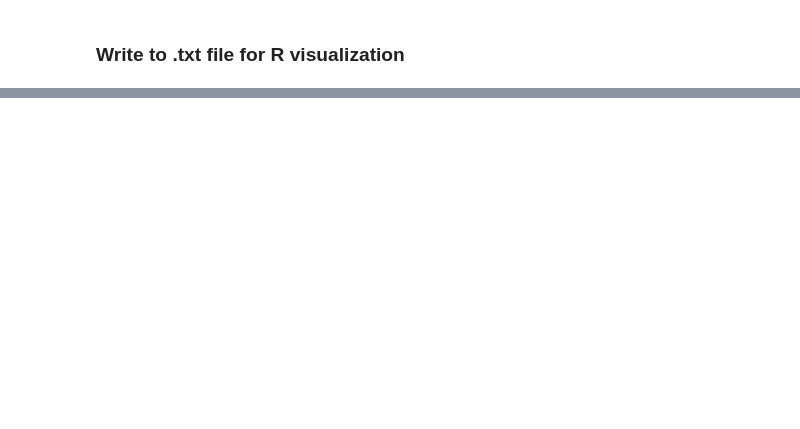
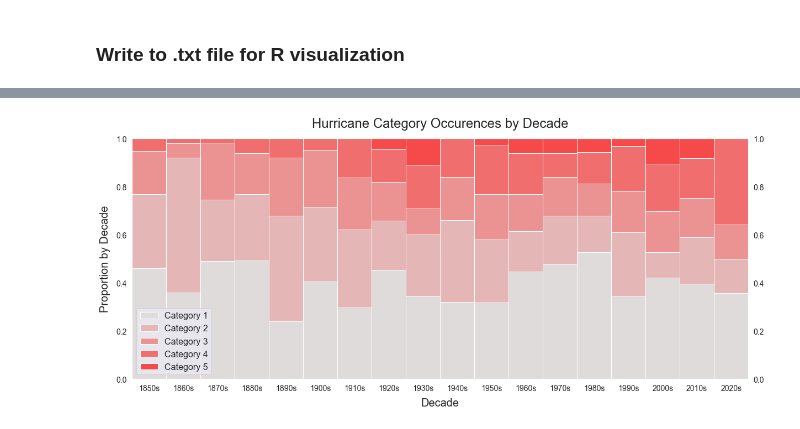
Before and after one commit to SamLeBlanc/Hurricane-RI-Analysis, a Jupyter notebook: scripts/RI_Analysis.ipynb, the cells around one changed output, grey strips where cells are left out. Saved outputs shown, nothing was run; the diff lists cells and outputs as text; code cells hidden in the pictures; blank space fills up the shorter version.

```diff
--- a/scripts/RI_Analysis.ipynb
+++ b/scripts/RI_Analysis.ipynb
@@ -394,0 +679,35 @@ f.close()
+# %%
+from matplotlib.colors import LinearSegmentedColormap
+
+sns.set()
+sns.set(rc = {'figure.figsize':(20,8)})
+
+fig, ax = plt.subplots()
+
+df2 = df_all.groupby(['Decade','Category'])['Decade'].count().unstack('Category').fillna(0)
+df2 = df2.drop([2020],axis=0)
+
+df2 = df_all.groupby(['Decade','Category'])['Decade'].count().unstack('Category').fillna(0)
+df2 = df2.drop([0], axis=1)
+df2 = df2.div(df2.sum(axis=1), axis=0)
+colors = ['#F64A4A','#F06E6E','#EB9292','#E5B6B6','#E0DBDB']
+bottom = np.zeros(len(df2))
+
+for i, col in enumerate(df2.columns):
+  ax.bar(df2.index, df2[col], bottom=bottom, label=col, color=colors[4-i], width=10)
+  bottom += np.array(df2[col])
+
+plt.xticks(np.arange(1850, 2030, step=10))
+ax.set_xticklabels([ f"{d}s" for d in df2.index.to_numpy()])
+
+ax.tick_params(axis='both', labelsize=14, labelright=True )
+ax.set_xlim([1845, 2025])
+ax.set_ylim([0, 1])
+
+ax.set_ylabel('Proportion by Decade',fontsize=20,labelpad=10)
+ax.set_xlabel('Decade',fontsize=20,labelpad=10)
+
+ax.set_title('Hurricane Category Occurences by Decade', fontsize=24, pad=20)
+ax.legend(labels=('Category 1','Category 2','Category 3','Category 4','Category 5'), prop={'size': 16});
+# %% [output]
+[figure, added]
```
Also changed, not shown: parts of 60 cells of this notebook, 11 other files.
